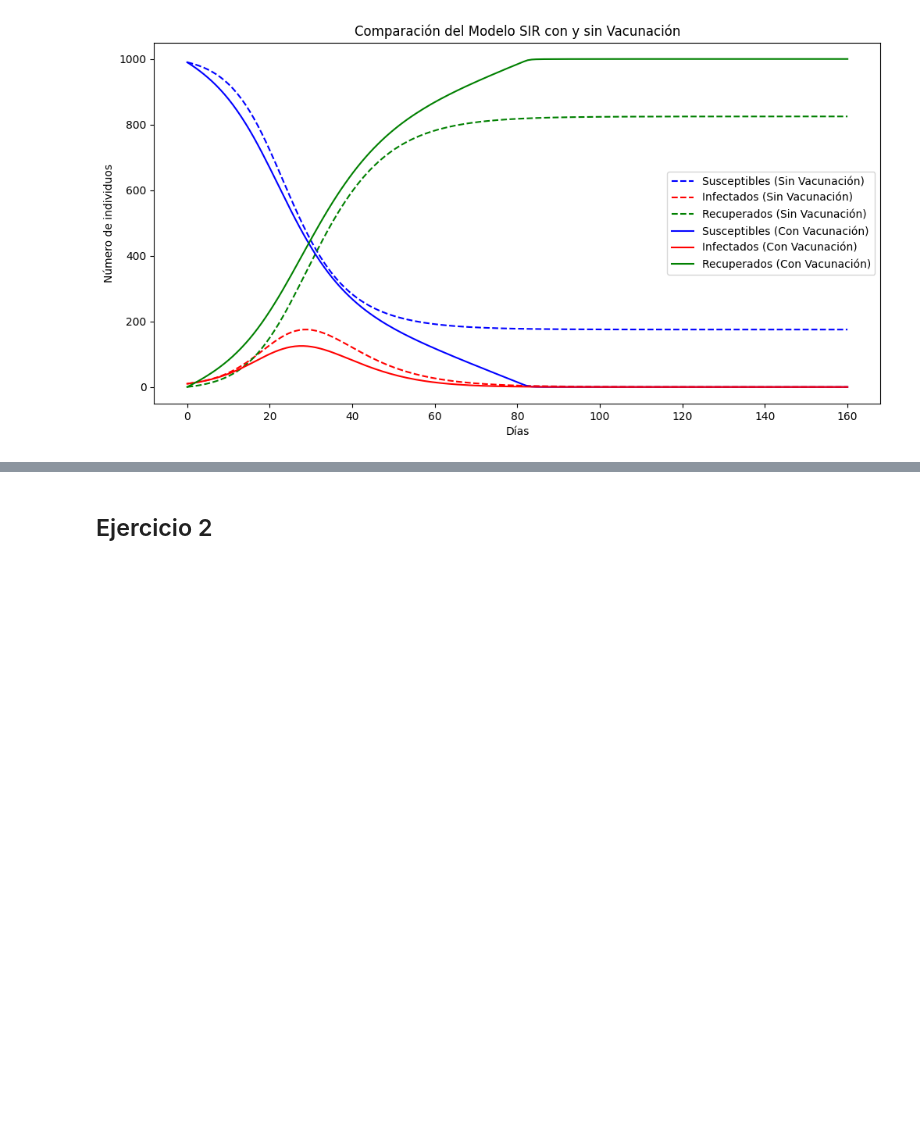
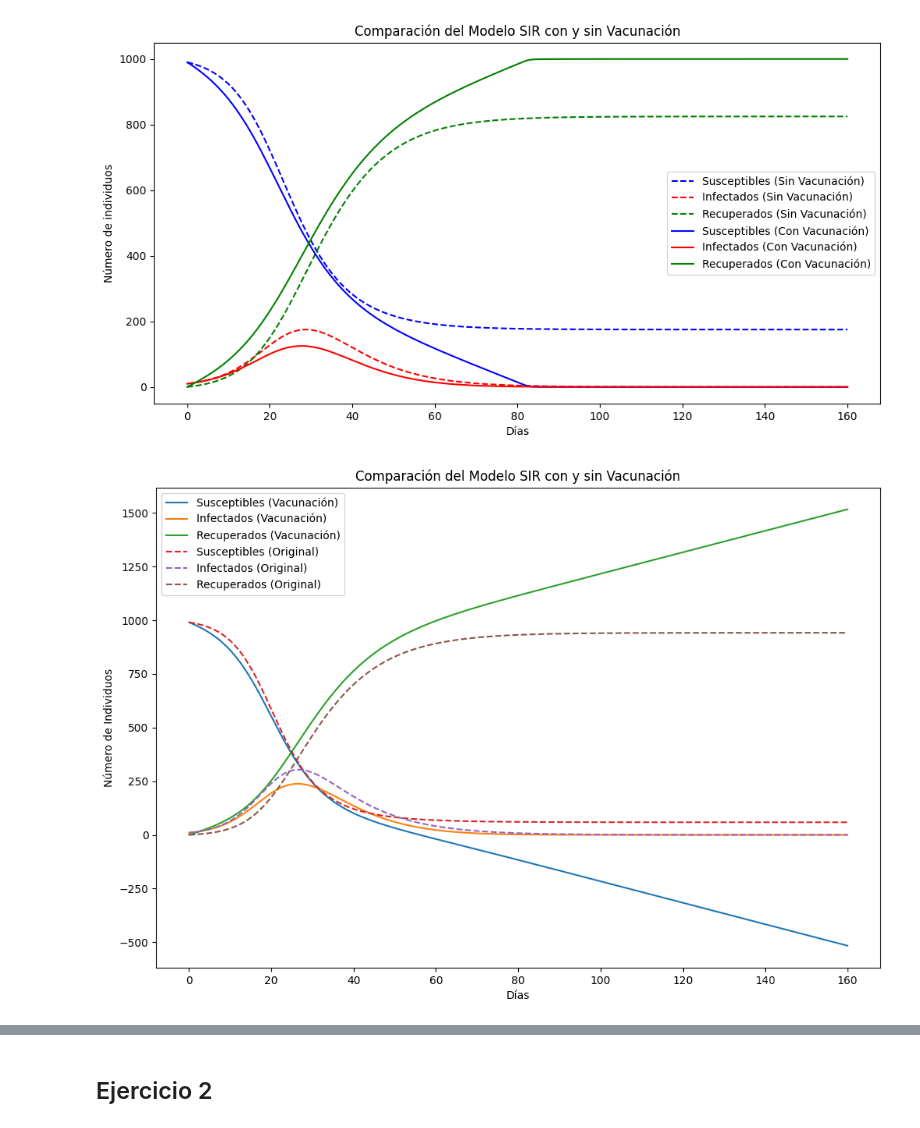
Before and after one commit to Davidgrcdz/SACSE-Practicas, a Jupyter notebook: Ejercicios/Ejercicios_propuestos_práctica3.ipynb, the cells around one changed output, grey strips where cells are left out. Saved outputs shown, nothing was run; the diff lists cells and outputs as text; code cells hidden in the pictures; blank space fills up the shorter version.

```diff
--- a/Ejercicios/Ejercicios_propuestos_práctica3.ipynb
+++ b/Ejercicios/Ejercicios_propuestos_práctica3.ipynb
@@ -262,3 +262,88 @@ plt.title('Comparación del Modelo SIR con y sin Vacunación')
 plt.show()
 # %% [output]
 [figure]
+# %%
+import numpy as np
+import matplotlib.pyplot as plt
+from scipy.integrate import odeint
+
+# Definir los parámetros del modelo
+re = 3         # número de encuentros por día
+ri = 0.1       # tasas de infección
+beta = re * ri # tasa de contacto por día
+gamma = 0.1    # tasa de recuperación
+N = 1000       # tamaño de la población
+p = 5          # número de personas vacunadas por día
+
+# Función del modelo SIR con vacunación diaria
+def model_sir_vacunacion(y, t, beta, gamma, N, p):
+    S, I, R = y
+    dSdt = -beta * S * I / N - p
+    dIdt = beta * S * I / N - gamma * I
+    dRdt = gamma * I + p
+    return [dSdt, dIdt, dRdt]
+
+# Función del modelo SIR original
+def model_sir_original(y, t, beta, gamma):
+    S, I, R = y
+    dSdt = -beta * S * I / N
+    dIdt = beta * S * I / N - gamma * I
+    dRdt = gamma * I
+    return [dSdt, dIdt, dRdt]
+
+# Condiciones iniciales
+S0 = 0.99 * N  # fracción inicial de susceptibles
+I0 = 0.01 * N  # fracción inicial de infectados
+R0 = 0         # fracción inicial de recuperados
+
+# Tiempo de simulación
+days = 160  # número de días a simular
+t = np.linspace(0, days, days)
+
+# Resolver el sistema de ecuaciones diferenciales para el modelo SIR con vacunación
+initial_conditions_vacunacion = [S0, I0, R0]
+solution_vacunacion = odeint(model_sir_vacunacion, initial_conditions_vacunacion, t, args=(beta, gamma, N, p))
+S_vacunacion, I_vacunacion, R_vacunacion = solution_vacunacion.T
+
+# Resolver el sistema de ecuaciones diferenciales para el modelo SIR original
+initial_conditions_original = [S0, I0, R0]
+solution_original = odeint(model_sir_original, initial_conditions_original, t, args=(beta, gamma))
+S_original, I_original, R_original = solution_original.T
+
+# Graficar los resultados
+plt.figure(figsize=(12, 8))
+plt.plot(t, S_vacunacion, label='Susceptibles (Vacunación)')
+plt.plot(t, I_vacunacion, label='Infectados (Vacunación)')
+plt.plot(t, R_vacunacion, label='Recuperados (Vacunación)')
+plt.plot(t, S_original, '--', label='Susceptibles (Original)')
+plt.plot(t, I_original, '--', label='Infectados (Original)')
+plt.plot(t, R_original, '--', label='Recuperados (Original)')
+plt.xlabel('Días')
+plt.ylabel('Número de Individuos')
+plt.legend()
+plt.title('Comparación del Modelo SIR con y sin Vacunación')
+plt.show()
+
+# Encontrar el número mínimo de vacunados p* para inmunidad de rebaño
+def encontrar_p_estrella(beta, gamma, N):
+    R0 = beta / gamma
+    p_estrella = (1 - 1/R0) * N * gamma
+    return p_estrella
+
+p_estrella = encontrar_p_estrella(beta, gamma, N)
+print(f'Número mínimo de vacunados p* para inmunidad de rebaño: {p_estrella:.2f}')
+
+# Estudiar el nivel mínimo de vacunados en función del tamaño de la población N
+Ns = np.linspace(500, 5000, 10)
+p_estrella_N = [encontrar_p_estrella(beta, gamma, N) for N in Ns]
+
+# Graficar p*/N en función de N
+plt.figure(figsize=(10, 6))
+plt.plot(Ns, p_estrella_N / Ns, label='p*/N')
+plt.xlabel('Tamaño de la Población N')
+plt.ylabel('p*/N')
+plt.title('Nivel Mínimo de Vacunados en Función del Tamaño de la Población')
+plt.legend()
+plt.show()
+# %% [output]
+[figure, added]
```
Also changed, not shown: parts of 1 cell of this notebook.
